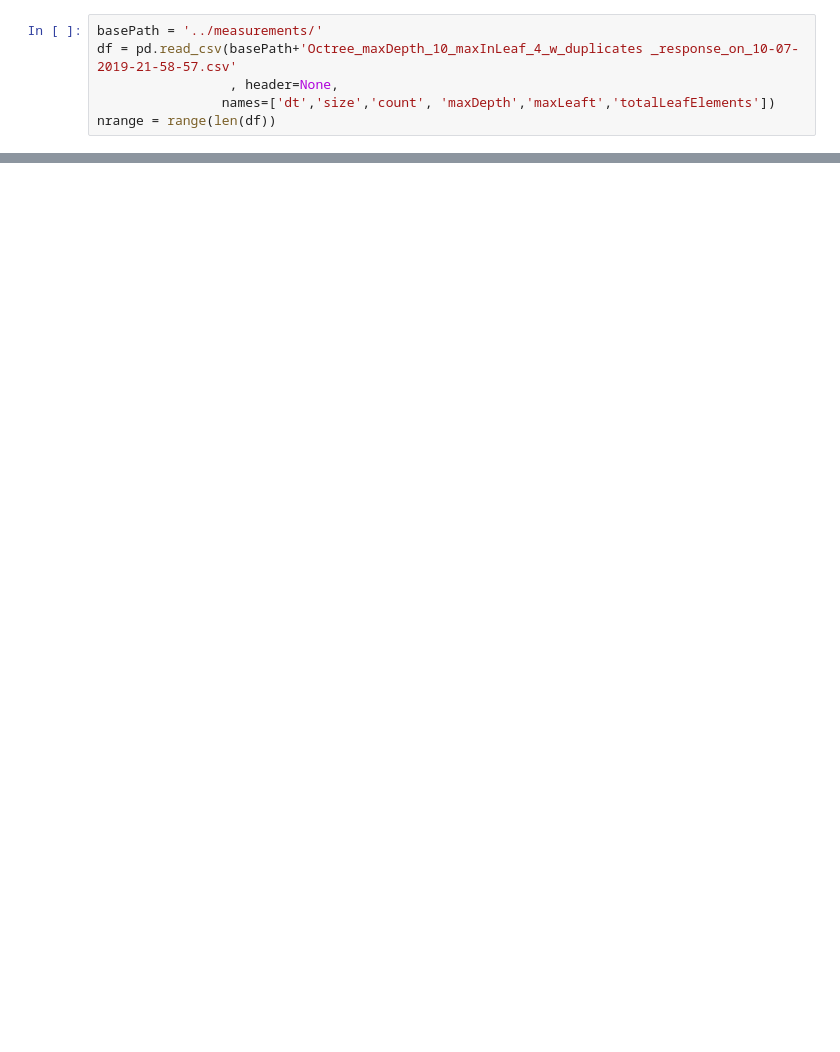
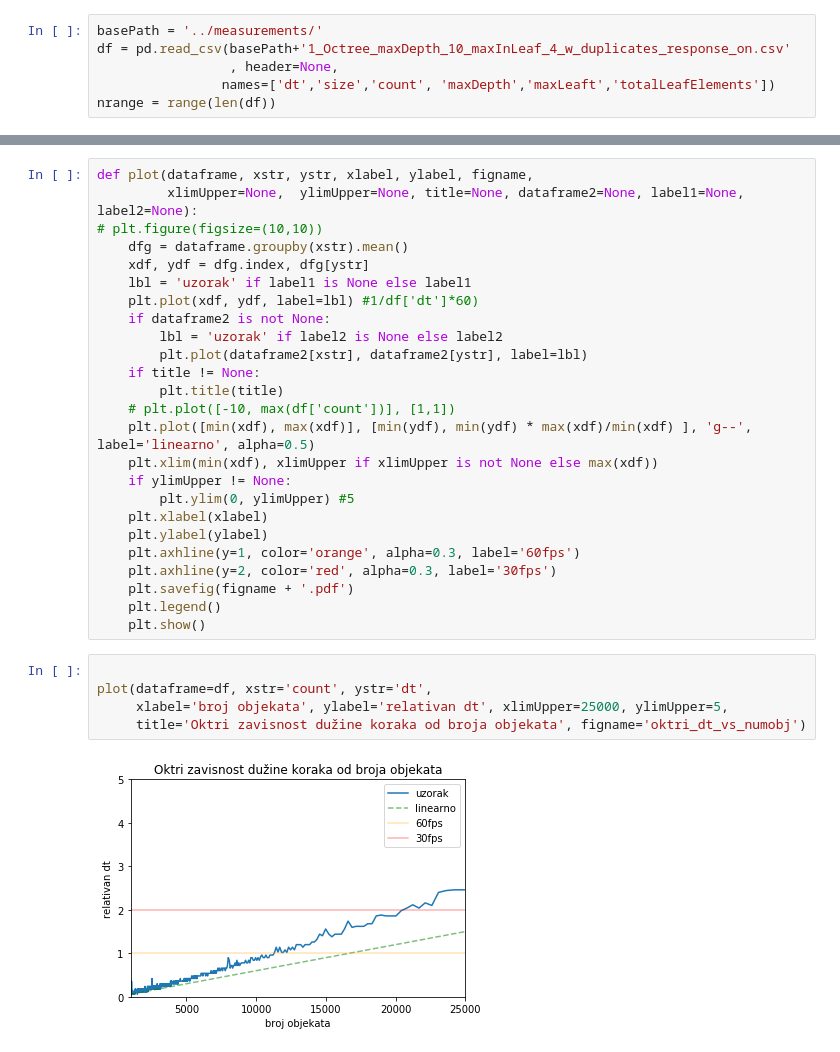
Before and after one commit to kredenac/collision-detection, a Jupyter notebook: analyze/visualize.ipynb, the cells around one changed output, grey strips where cells are left out. Drawn from its saved outputs; the diff is of its cells as text; blank space fills up the shorter version.

```diff
--- a/analyze/visualize.ipynb
+++ b/analyze/visualize.ipynb
@@ -5,6 +7,6 @@ import matplotlib.pyplot as plt
 # %%
 basePath = '../measurements/'
-df = pd.read_csv(basePath+'Octree_maxDepth_10_maxInLeaf_4_w_duplicates _response_on_10-07-2019-21-58-57.csv'
+df = pd.read_csv(basePath+'1_Octree_maxDepth_10_maxInLeaf_4_w_duplicates_response_on.csv'
                  , header=None,
                 names=['dt','size','count', 'maxDepth','maxLeaft','totalLeafElements'])
 nrange = range(len(df))
@@ -26,0 +22,32 @@ plt.show()
+# %%
+def plot(dataframe, xstr, ystr, xlabel, ylabel, figname,
+         xlimUpper=None,  ylimUpper=None, title=None, dataframe2=None, label1=None, label2=None):
+# plt.figure(figsize=(10,10))
+    dfg = dataframe.groupby(xstr).mean()
+    xdf, ydf = dfg.index, dfg[ystr]
+    lbl = 'uzorak' if label1 is None else label1
+    plt.plot(xdf, ydf, label=lbl) #1/df['dt']*60)
+    if dataframe2 is not None:
+        lbl = 'uzorak' if label2 is None else label2
+        plt.plot(dataframe2[xstr], dataframe2[ystr], label=lbl)
+    if title != None:
+        plt.title(title)
+    # plt.plot([-10, max(df['count'])], [1,1])
+    plt.plot([min(xdf), max(xdf)], [min(ydf), min(ydf) * max(xdf)/min(xdf) ], 'g--', label='linearno', alpha=0.5)
+    plt.xlim(min(xdf), xlimUpper if xlimUpper is not None else max(xdf))
+    if ylimUpper != None:
+        plt.ylim(0, ylimUpper) #5
+    plt.xlabel(xlabel)
+    plt.ylabel(ylabel)
+    plt.axhline(y=1, color='orange', alpha=0.3, label='60fps')
+    plt.axhline(y=2, color='red', alpha=0.3, label='30fps')
+    plt.savefig(figname + '.pdf')
+    plt.legend()
+    plt.show()
+# %%
+
+plot(dataframe=df, xstr='count', ystr='dt',
+     xlabel='broj objekata', ylabel='relativan dt', xlimUpper=25000, ylimUpper=5,
+     title='Oktri zavisnost dužine koraka od broja objekata', figname='oktri_dt_vs_numobj')
+# %% [output]
+[figure, added]
```
Also changed, not shown: parts of 9 cells of this notebook, 13 other files.
